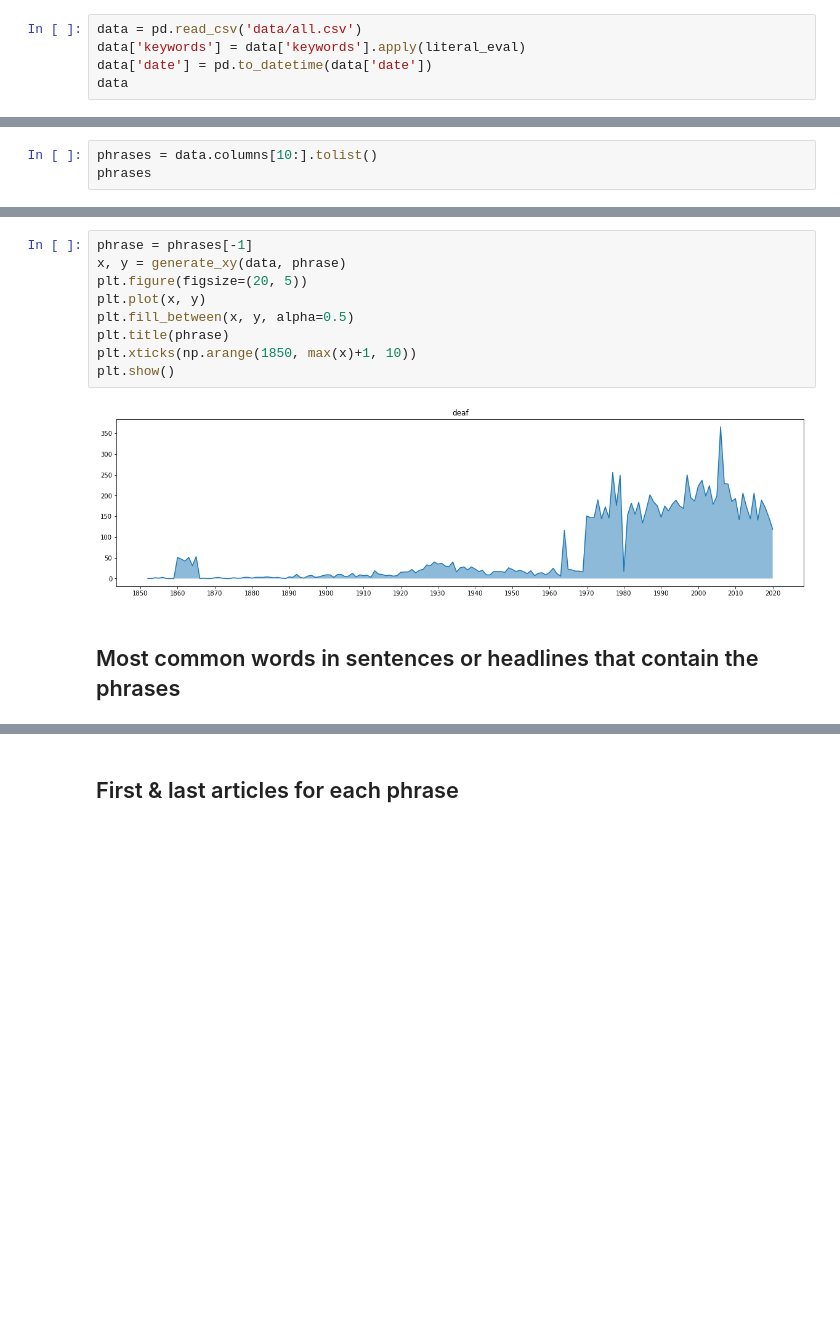
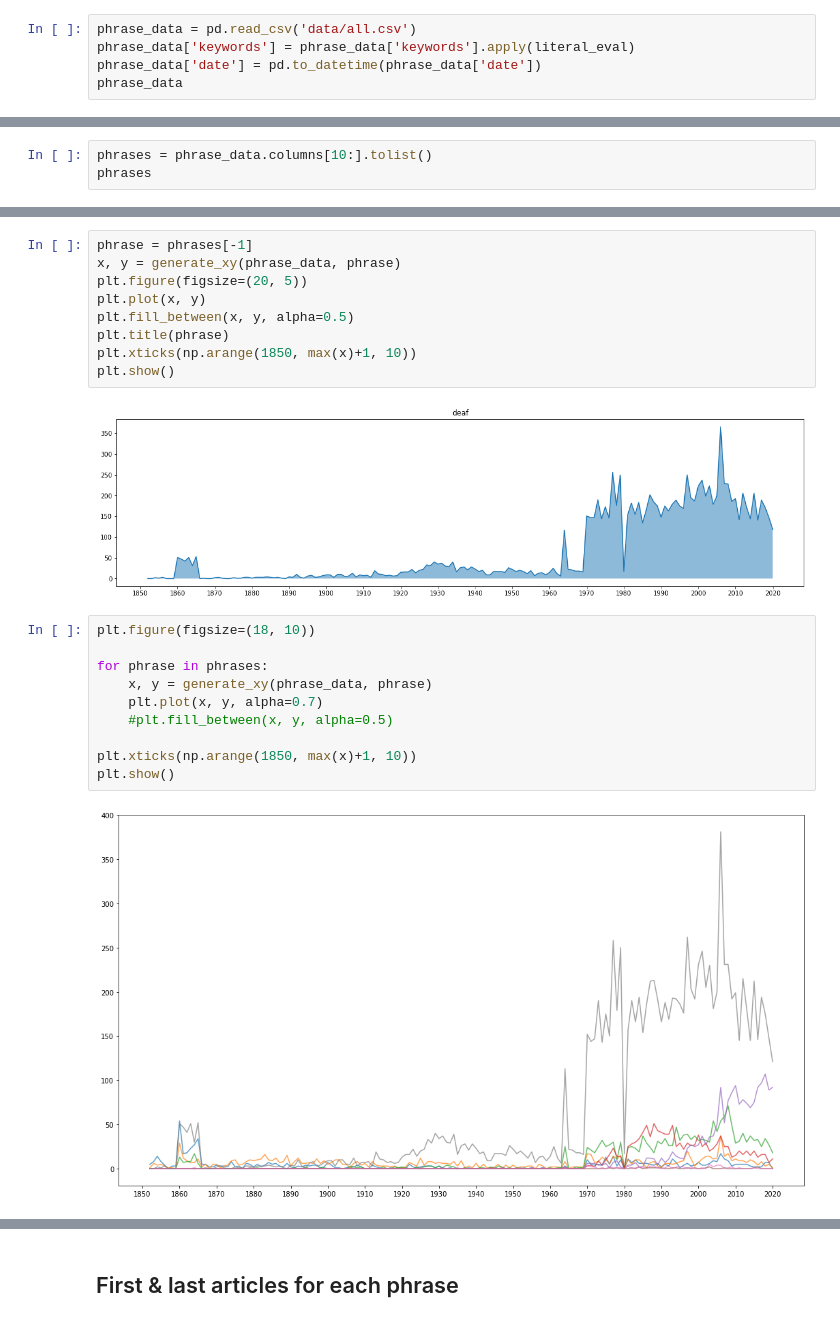
Before and after one commit to briennakh/nyt-deaf, a Jupyter notebook: explore_data.ipynb, the cells around one changed output, grey strips where cells are left out. Drawn from its saved outputs; the diff is of its cells as text; blank space fills up the shorter version.

```diff
--- a/explore_data.ipynb
+++ b/explore_data.ipynb
@@ -8,8 +13,8 @@ Load the data collected in query_nyt.ipynb.
 # %%
-data = pd.read_csv('data/all.csv')
-data['keywords'] = data['keywords'].apply(literal_eval)
-data['date'] = pd.to_datetime(data['date'])
-data
+phrase_data = pd.read_csv('data/all.csv')
+phrase_data['keywords'] = phrase_data['keywords'].apply(literal_eval)
+phrase_data['date'] = pd.to_datetime(phrase_data['date'])
+phrase_data
 # %% [output]
 |  | headline | date | doc_type | material_type | news_desk | section | keywords | url | id | byline | ... |
 | 0 | THE DEAF AND DUMB WAITER. | 1885-12-03 | article | Archives | None | Archives | [] | https://www.nytimes.com/1885/12/0... | nyt://article/0074c23c-1ff6-5bc7-... | NaN | ... |
@@ -25,7 +30,7 @@ data
 | 17344 | ‘Switched at Birth,’ a Series Ill... | 2017-01-30 | article | News | Culture | Arts | [Television] | https://www.nytimes.com/2017/01/3... | nyt://article/70949850-b6e8-50c9-... | By Neil Genzlinger | ... |
 17345 rows × 18 columns
 # %%
-phrases = data.columns[10:].tolist()
+phrases = phrase_data.columns[10:].tolist()
 phrases
 # %% [output]
 ['deaf_and_dumb',
@@ -68,7 +89,7 @@ plt.show()
 I took out "deaf" from this because its y axis is much larger. It can be graphed alone.
 # %%
 phrase = phrases[-1]
-x, y = generate_xy(data, phrase)
+x, y = generate_xy(phrase_data, phrase)
 plt.figure(figsize=(20, 5))
 plt.plot(x, y)
 plt.fill_between(x, y, alpha=0.5)
@@ -77,5 +98,15 @@ plt.xticks(np.arange(1850, max(x)+1, 10))
 plt.show()
 # %% [output]
 [figure]
-# %% [markdown]
-## Most common words in sentences or headlines that contain the phrases
+# %%
+plt.figure(figsize=(18, 10))
+
+for phrase in phrases:
+    x, y = generate_xy(phrase_data, phrase)
+    plt.plot(x, y, alpha=0.7)
+    #plt.fill_between(x, y, alpha=0.5)
+
+plt.xticks(np.arange(1850, max(x)+1, 10))
+plt.show()
+# %% [output]
+[figure, added]
```
Also changed, not shown: parts of 19 cells of this notebook.
